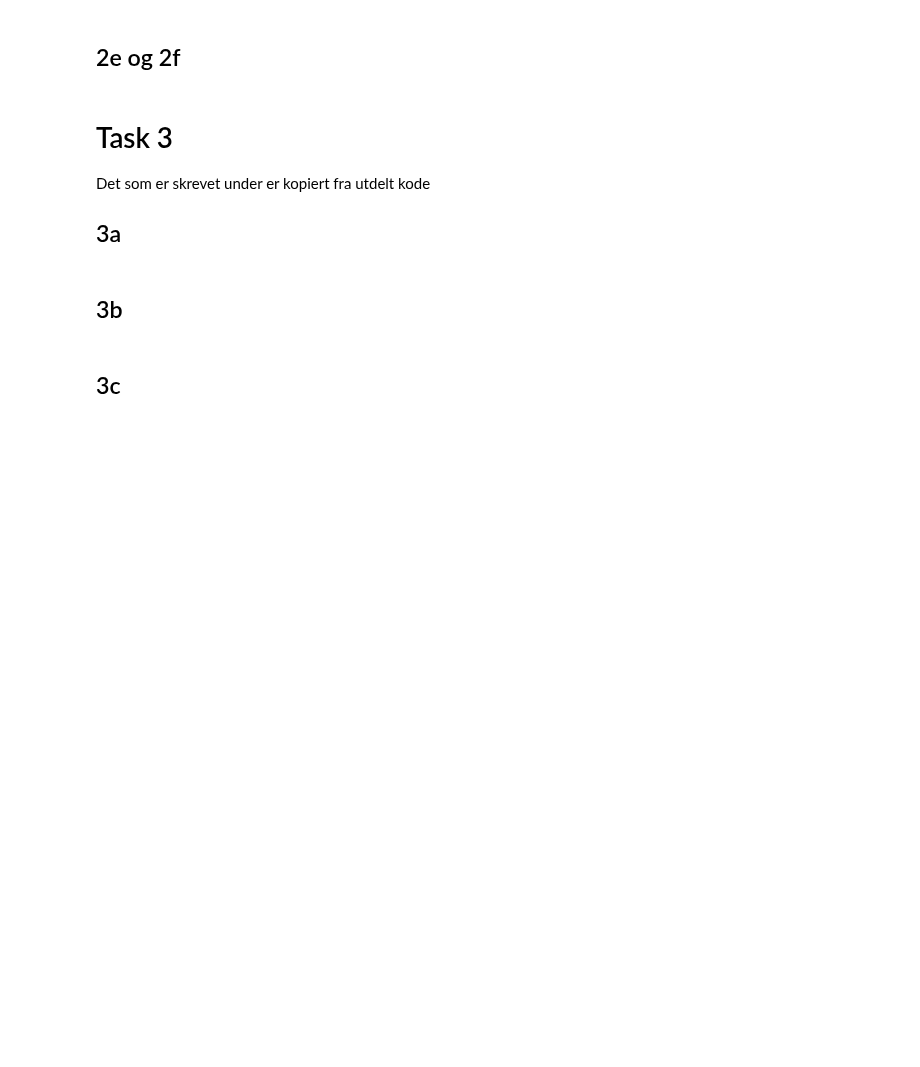
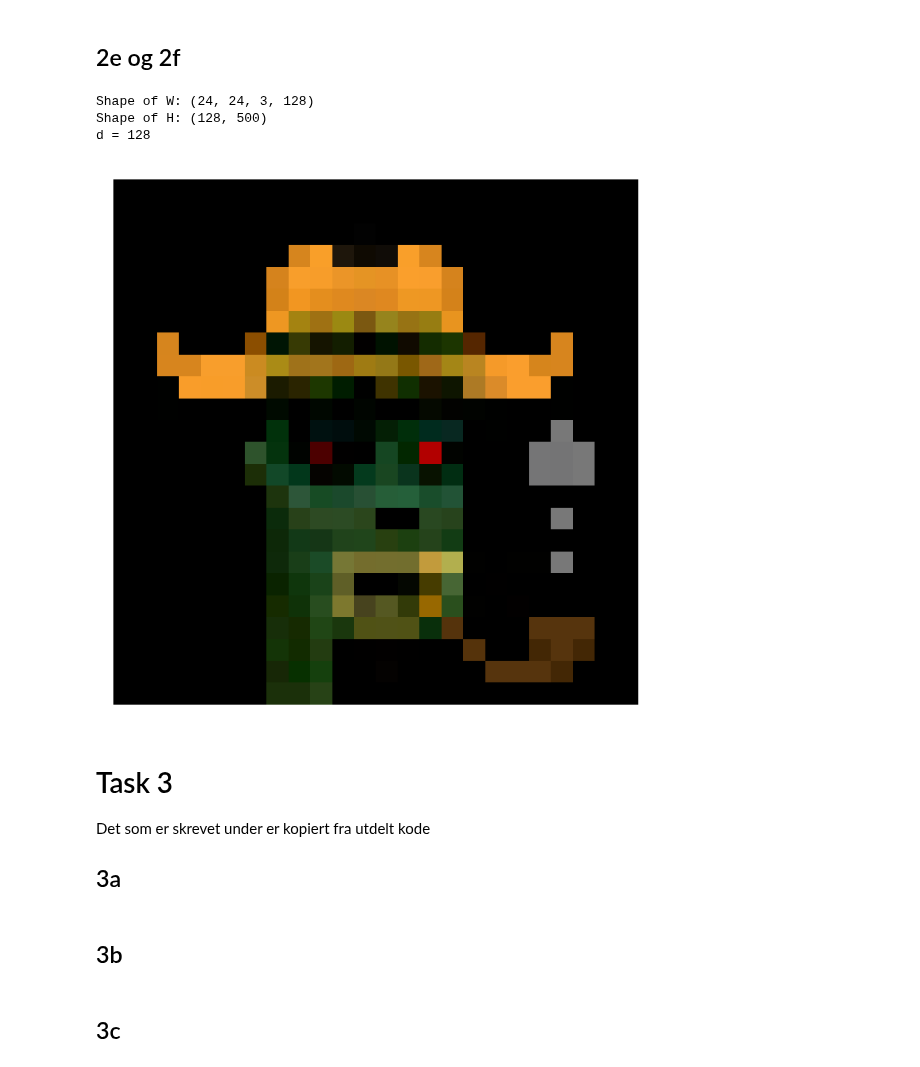
Before and after one commit to sundematias/TMA4320-IndMat-Project-3, a Jupyter notebook: main.ipynb, the cells around one changed output. Cells and saved outputs as stored; diff of their text form; code cells hidden in the pictures; blank space fills up the shorter version.

Commit message:
Finished custom_face()

```diff
--- a/main.ipynb
+++ b/main.ipynb
@@ -668,6 +722,49 @@ def final_norms():
     plot_norms(norms_calculated, d_vals, plot_iteration_norms = False, plot_final_norms = True)
 
 # final_norms()
+# %%
+def custom_face():
+
+    # Unpack the relevant data
+    matrix_data = np.load('W_and_H_128.npz')
+    W, H = matrix_data['W_calculated'], matrix_data['H_calculated']
+
+
+    print(f'Shape of W: {np.shape(W)} \nShape of H: {np.shape(H)}')
+
+    # plotimgs(np.dot(W, H), rescale=True)
+
+    # calculate_reconstructions(W, H, plot_original_faces=True)
+
+    # Find dim(W)
+    d = np.shape(W)[-1]
+    print(f'd = {d}')
+
+    # Create the cunstom face vector
+    custom_face = np.zeros(shape=(d, 1))
+    custom_face[45] = 3.5   # Cowboy hat
+    custom_face[66] = 2     # Zombie
+    custom_face[84] = 0.7   # Pipe
+
+
+    # Plot the basis of W
+    # plotimgs(W, nplot=12, rescale = True, filename='base_vectors')
+
+    ##########################################################
+    #   Plot a single face
+    plt.imshow(np.dot(W, custom_face)[:, :, :, 0])
+    plt.axis('off')
+    # plt.savefig('custom_face')
+    plt.plot()
+    ##########################################################
+
+
+custom_face()
+# %% [output]
+Shape of W: (24, 24, 3, 128)
+Shape of H: (128, 500)
+d = 128
+[figure, added]
 # %% [markdown]
 # Task 3
 
```
Also changed, not shown: parts of 9 cells of this notebook, 2 other files.
